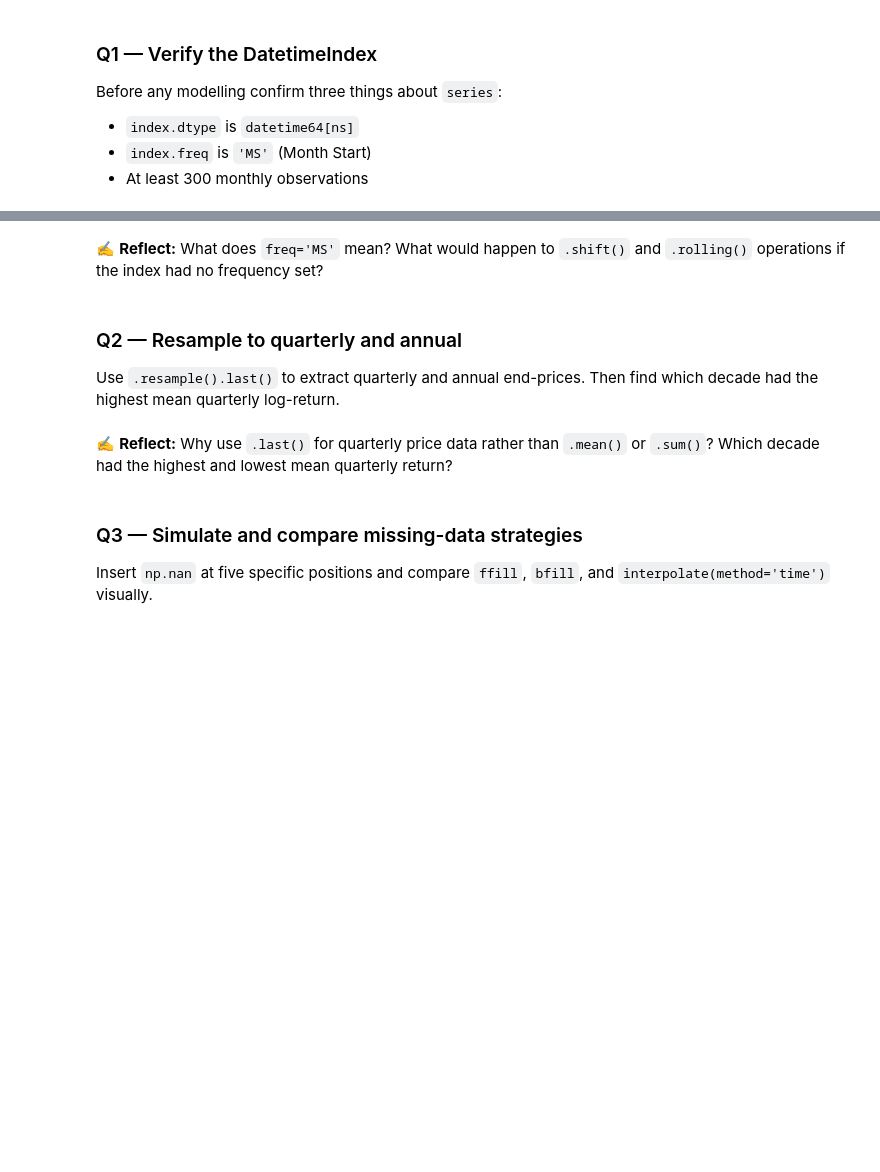
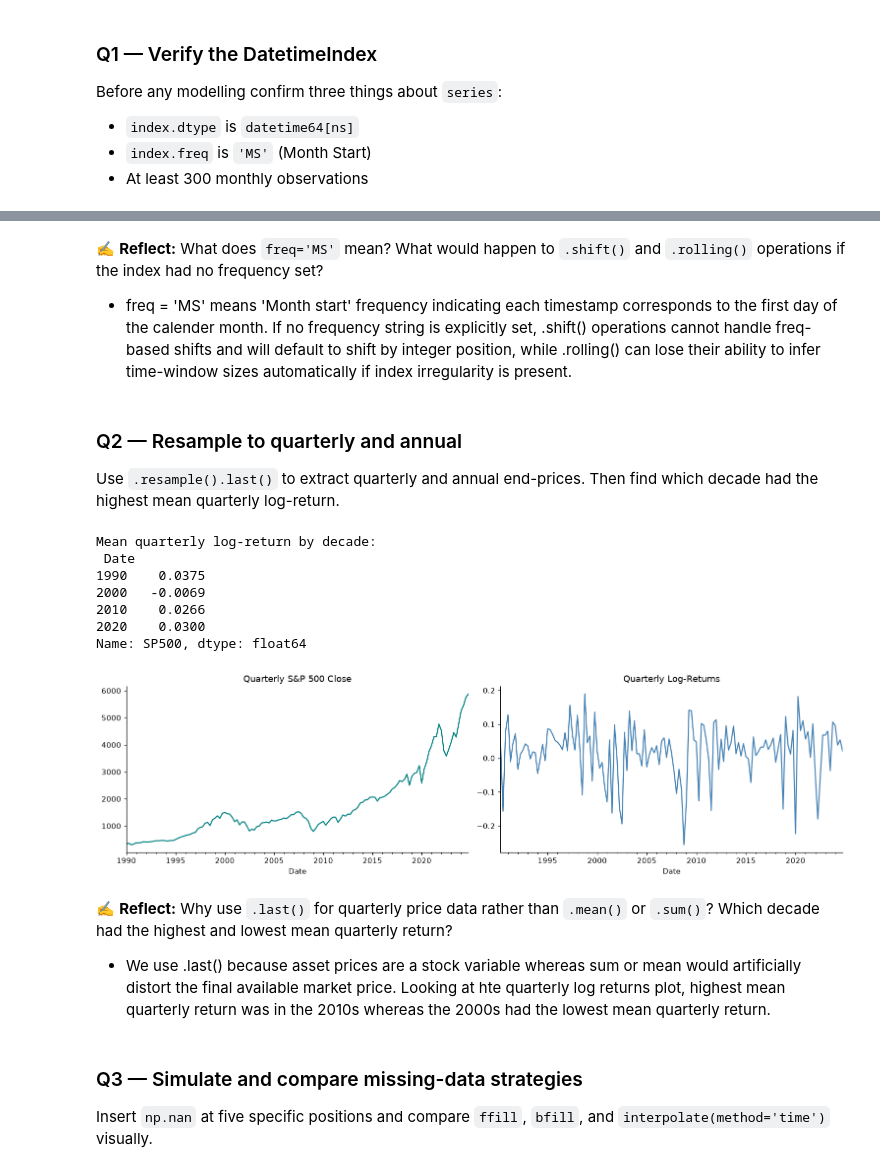
Before and after one commit to Sulav-Koirala/AI-Fellowship-Assignments, a Jupyter notebook: Week 8/W8_Forecasting_Assignment.ipynb, the cells around one changed output, grey strips where cells are left out. Drawn from its saved outputs; the diff is of its cells as text; code cells hidden in the pictures; blank space fills up the shorter version.

```diff
--- a/Week 8/W8_Forecasting_Assignment.ipynb
+++ b/Week 8/W8_Forecasting_Assignment.ipynb
@@ -120,5 +129,7 @@ print("✅ Q1 passed")
 # %% [markdown]
 ✍ **Reflect:** What does `freq='MS'` mean? What would happen to `.shift()` and `.rolling()` operations if the index had no frequency set?
+
+- freq = 'MS' means 'Month start' frequency indicating each timestamp corresponds to the first day of the calender month. If no frequency string is explicitly set, .shift() operations cannot handle freq-based shifts and will default to shift by integer position, while .rolling() can lose their ability to infer time-window sizes automatically if index irregularity is present.
 # %% [markdown]
 ### Q2 — Resample to quarterly and annual
 
@@ -126,19 +137,30 @@ Use `.resample().last()` to extract quarterly and annual end-prices.
 Then find which decade had the highest mean quarterly log-return.
 # %%
 # Q2 ──────────────────────────────────────────────────────────────────────────
-quarterly  = None   # quarter-end close prices (QE frequency, last value per quarter)
-annual     = None   # year-end close prices (YE frequency, last value per year)
-q_ret      = None   # log-returns of quarterly prices, NaN rows removed
-decade_ret = None   # mean quarterly log-return grouped by decade (year // 10 * 10)
+quarterly  = series.resample('QE').last()
+annual     = series.resample('YE').last()
+q_ret      = np.log(quarterly).diff().dropna()
+decade_ret = q_ret.groupby(q_ret.index.year // 10 * 10).mean()
 
 print("Mean quarterly log-return by decade:\n", decade_ret.round(4))
 
 fig, axes = plt.subplots(1, 2, figsize=(14, 4))
 quarterly.plot(ax=axes[0], title='Quarterly S&P 500 Close', color='teal')
 q_ret.plot(ax=axes[1], title='Quarterly Log-Returns', color='steelblue')
 plt.tight_layout(); plt.show()
+# %% [output]
+Mean quarterly log-return by decade:
+ Date
+1990    0.0375
+2000   -0.0069
+2010    0.0266
+2020    0.0300
+Name: SP500, dtype: float64
+[figure, added]
 # %% [markdown]
 ✍ **Reflect:** Why use `.last()` for quarterly price data rather than `.mean()` or `.sum()`? Which decade had the highest and lowest mean quarterly return?
+
+- We use .last() because asset prices are a stock variable whereas sum or mean would artificially distort the final available market price. Looking at hte quarterly log returns plot, highest mean quarterly return was in the 2010s whereas the 2000s had the lowest mean quarterly return.
 # %% [markdown]
 ### Q3 — Simulate and compare missing-data strategies
 
```
Also changed, not shown: parts of 8 cells of this notebook.
